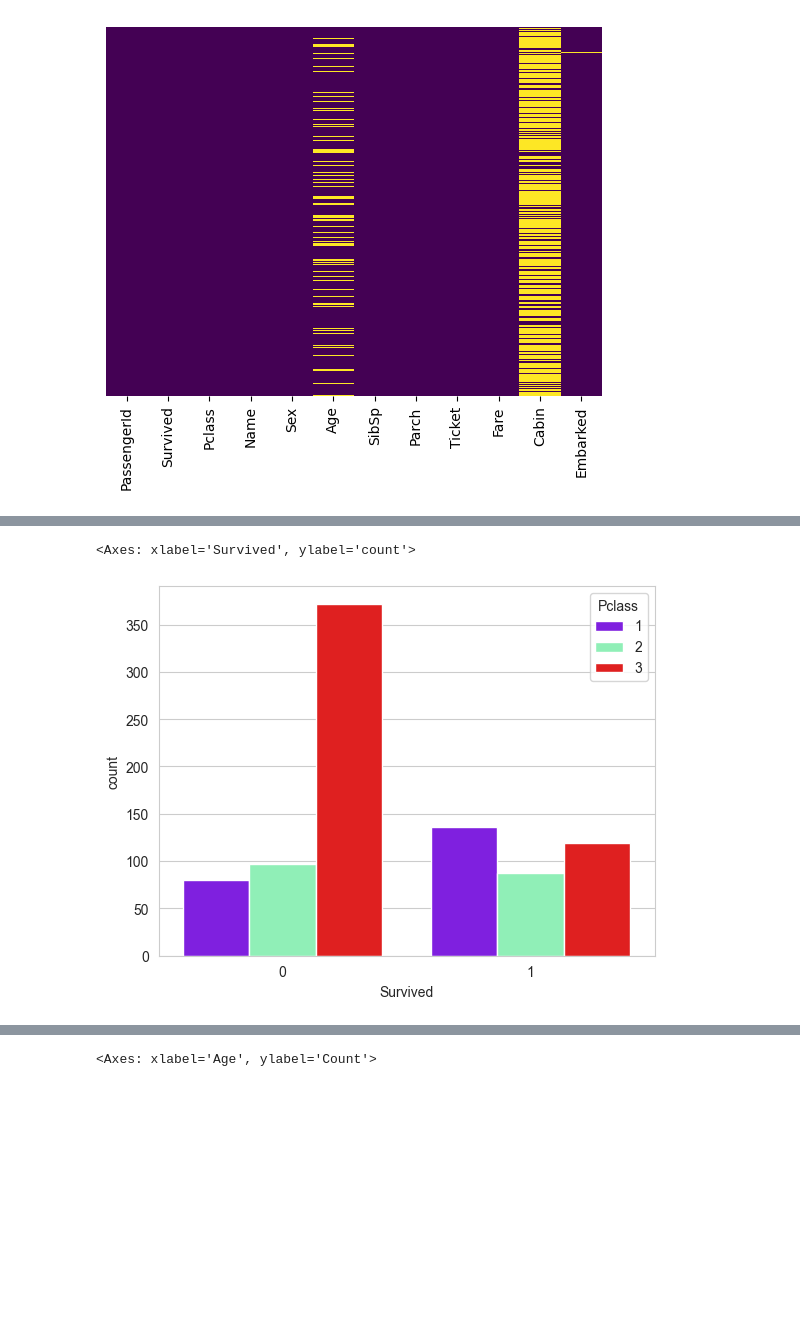
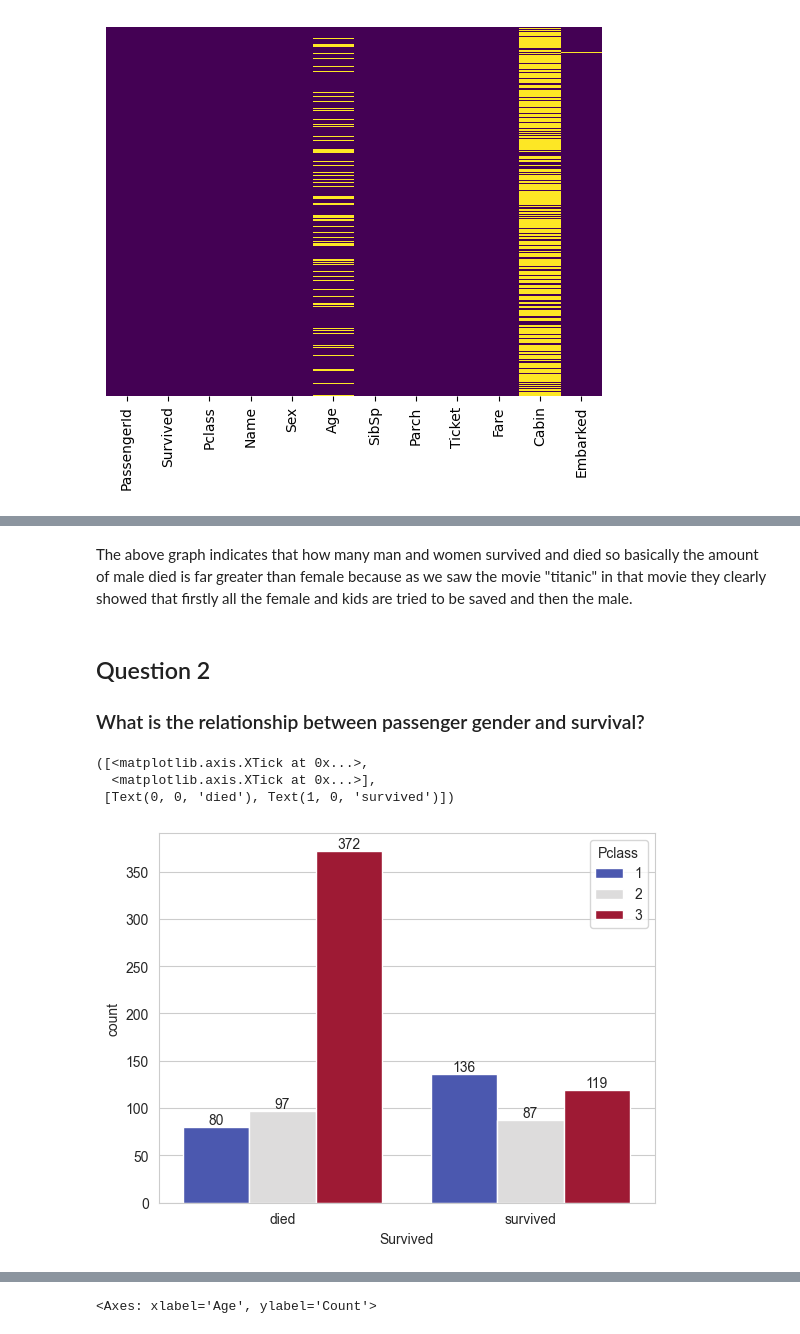
Before and after one commit to AnkitGupta1707/Basic-Learning, a Jupyter notebook: python/EDA.ipynb, the cells around one changed output, grey strips where cells are left out. Drawn from its saved outputs; the diff is of its cells as text; code cells hidden in the pictures; blank space fills up the shorter version.

```diff
--- a/python/EDA.ipynb
+++ b/python/EDA.ipynb
@@ -63,4 +70,7 @@ sns.countplot(x='Survived',data=train)
 # %%
 sns.set_style('whitegrid')
-sns.countplot(x='Survived',hue='Sex',data=train,palette='RdBu_r')
+s=sns.countplot(x='Survived',hue='Sex',data=train,palette='RdBu_r')
+for container in s.containers:
+    s.bar_label(container)
+plt.xticks([0,1],["died","survived"])
 # %% [output]
@@ -69,6 +81,19 @@ sns.countplot(x='Survived',hue='Sex',data=train,palette='RdBu_r')
+# %% [markdown]
+The above graph indicates that how many man and women survived and died so basically the amount of male died is far greater than female because as we saw the movie "titanic" in that movie they clearly showed that firstly all the female and kids are tried to be saved and then the male.
+# %% [markdown]
+
+
+## Question 2
+
+### What is the relationship between passenger gender and survival?
 # %%
 sns.set_style('whitegrid')
-sns.countplot(x='Survived',hue='Pclass',data=train,palette="rainbow")
+k=sns.countplot(x='Survived',hue='Pclass',data=train,palette="coolwarm")
+for container in k.containers:
+    k.bar_label(container)
+plt.xticks([0,1],["died","survived"])
 # %% [output]
-<Axes: xlabel='Survived', ylabel='count'>
+([<matplotlib.axis.XTick at 0x...>,
+  <matplotlib.axis.XTick at 0x...>],
+ [Text(0, 0, 'died'), Text(1, 0, 'survived')])
-[figure, old version]
+[figure, new version]
```
Also changed, not shown: parts of 36 cells of this notebook.
